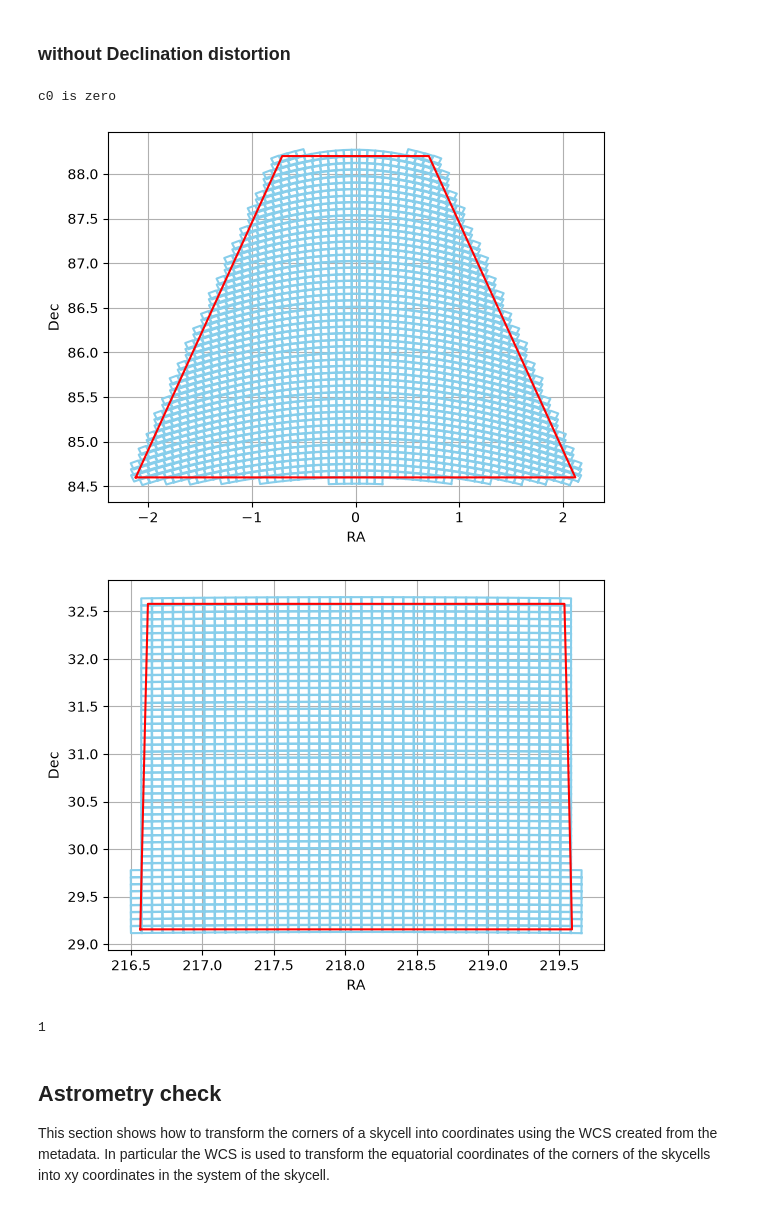
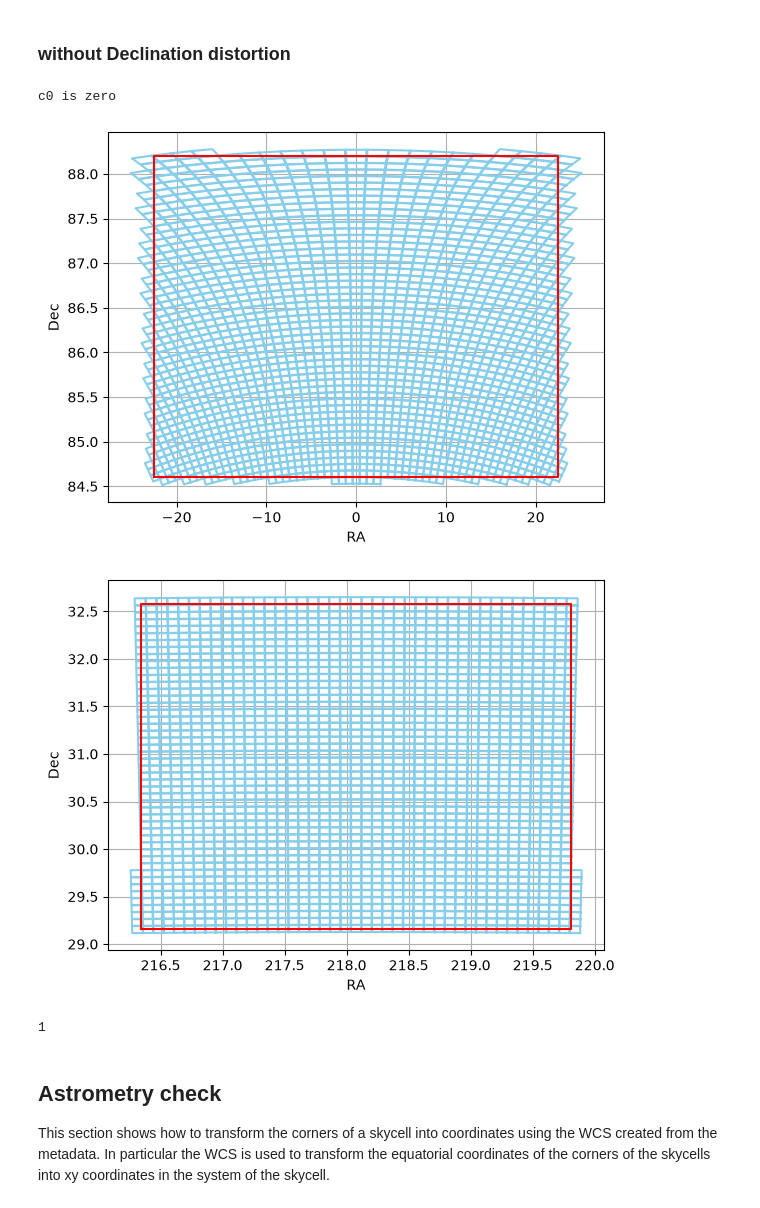
Before and after one commit to spacetelescope/skymap, a Jupyter notebook: notebook/Skymap.ipynb, the cells around one changed output. Saved outputs shown, nothing was run; the diff lists cells and outputs as text; code cells hidden in the pictures.

```diff
--- a/notebook/Skymap.ipynb
+++ b/notebook/Skymap.ipynb
@@ -140,14 +140,14 @@ c0 is zero
 # %%
 import asdf
 from skymap.skymap import plotskytile
 skymap = asdf.open("skymap.asdf")
 
-plotskytile(skymap, 1, distortion=True)
-plotskytile(skymap, 1000, distortion=True)
+plotskytile(skymap, 1, distortion=False)
+plotskytile(skymap, 1000, distortion=False)
 # %% [output]
 c0 is zero
-[figure, old version]
+[figure, new version]
-[figure, old version]
+[figure, new version]
 1
 # %% [markdown]
 ## Astrometry check
```
Also changed, not shown: parts of 10 cells of this notebook.
